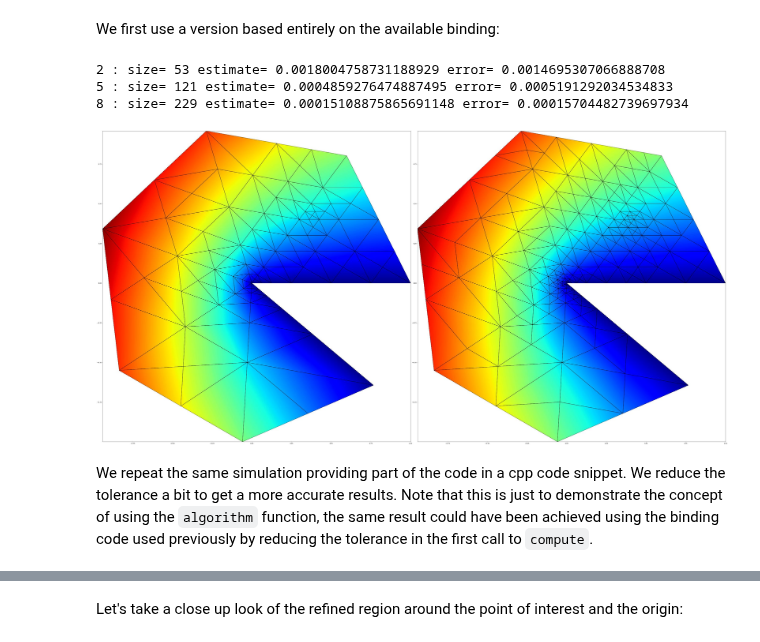
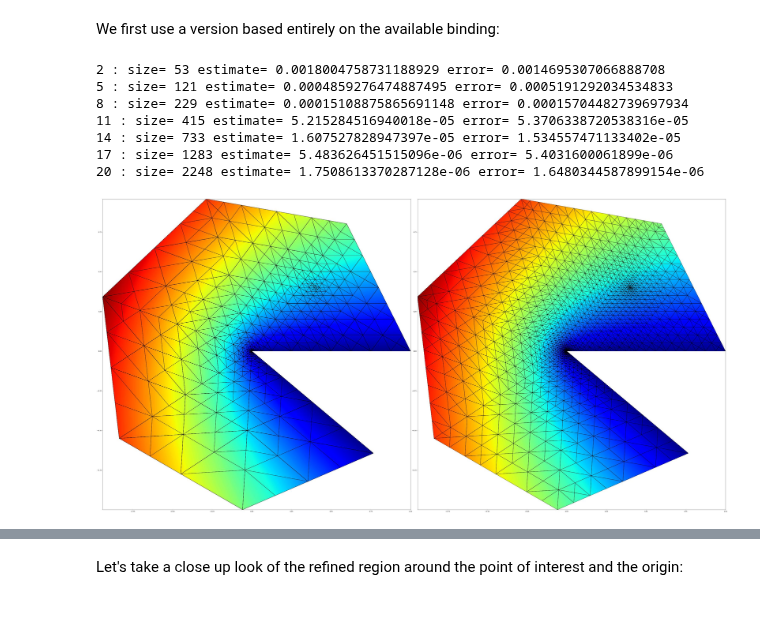
Before and after one commit to dune-project/dune-fempy, a Jupyter notebook: doc/laplace-dwr_nb.ipynb, the cells around one changed output, grey strips where cells are left out. Cells and saved outputs as stored; diff of their text form; code cells hidden in the pictures; blank space fills up the shorter version.

```diff
--- a/doc/laplace-dwr_nb.ipynb
+++ b/doc/laplace-dwr_nb.ipynb
@@ -146,7 +133,7 @@ Let us solve over a loop (solve,estimate,mark) and plot the solutions side by si
 # %%
 h1error = dot(grad(uh - exact), grad(uh - exact))
 
-def compute(computeFunctional, tolerance):
+def compute(tolerance):
     fig = pyplot.figure(figsize=(60,30))
     count = 0
     errorVector    = []
@@ -177,16 +164,13 @@ def compute(computeFunctional, tolerance):
 # %% [markdown]
 We first use a version based entirely on the available binding:
 # %%
-compute( getFunctional(cpp=False), tolerance=1e-4 )
+compute( tolerance=1e-6 )
 # %% [output]
 2 : size= 53 estimate= 0.0018004758731188929 error= 0.0014695307066888708
 5 : size= 121 estimate= 0.0004859276474887495 error= 0.0005191292034534833
 8 : size= 229 estimate= 0.00015108875865691148 error= 0.00015704482739697934
+11 : size= 415 estimate= 5.215284516940018e-05 error= 5.3706338720538316e-05
+14 : size= 733 estimate= 1.607527828947397e-05 error= 1.534557471133402e-05
+17 : size= 1283 estimate= 5.483626451515096e-06 error= 5.4031600061899e-06
+20 : size= 2248 estimate= 1.7508613370287128e-06 error= 1.6480344587899154e-06
-[figure, old version]
+[figure, new version]
-# %% [markdown]
-We repeat the same simulation providing part of the code in a cpp code
-snippet. We reduce the tolerance a bit to get a more accurate results.
-Note that this is just to demonstrate the concept of using the
-`algorithm` function, the same result could have been achieved using the
-binding code used previously by reducing the tolerance in the first call
-to ``compute``.
```
Also changed, not shown: parts of 5 cells of this notebook, 7 other files.
